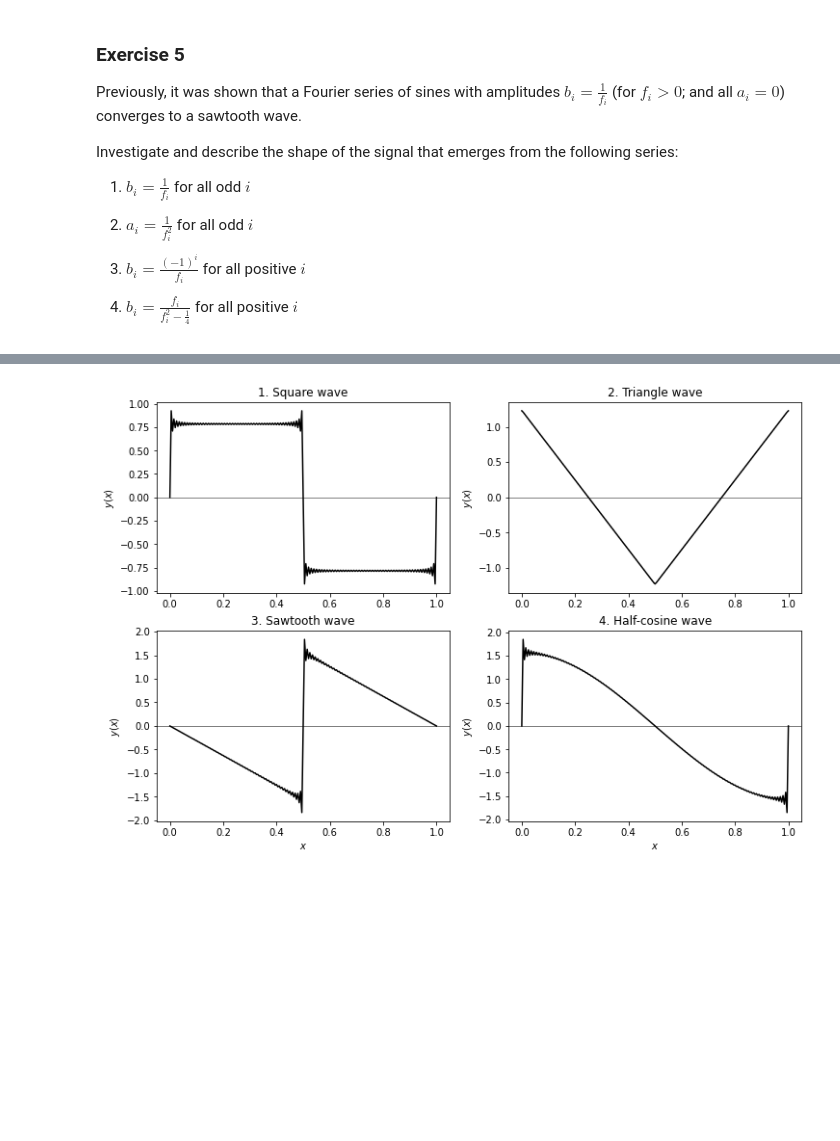
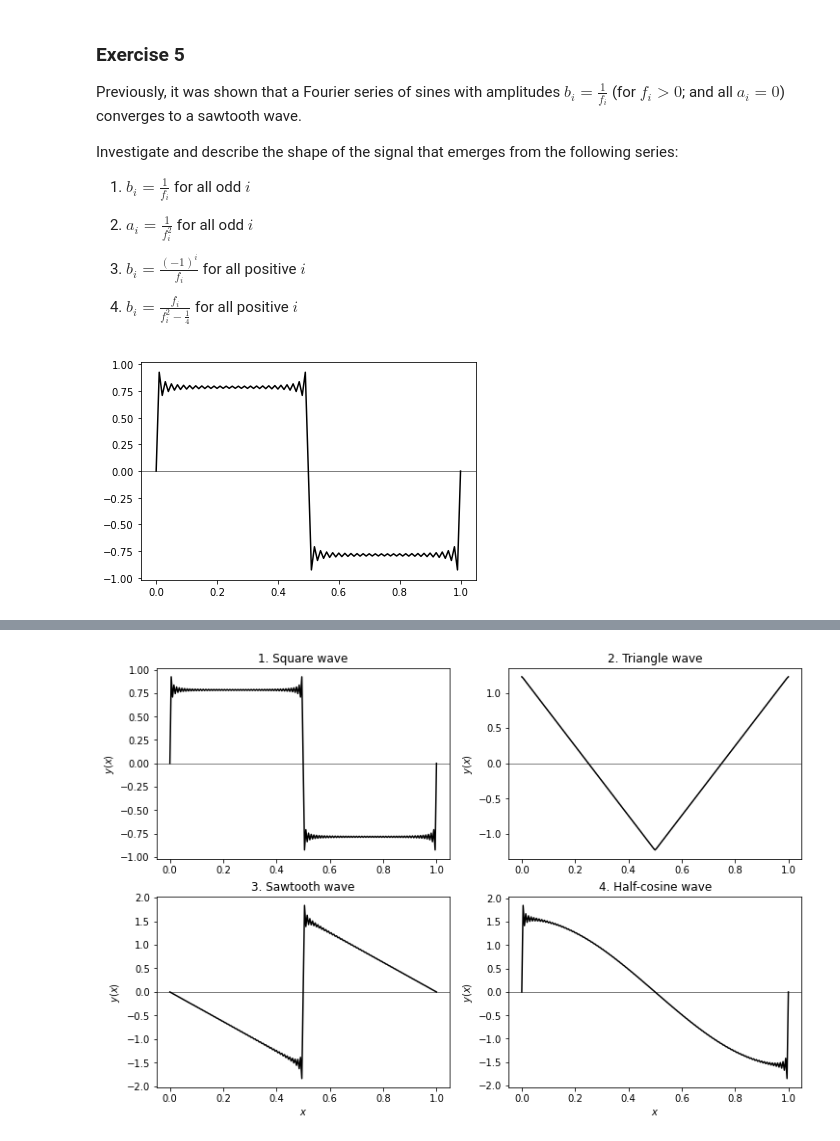
Before and after one commit to ddlatumalea/signal_analysis, a Jupyter notebook: DS1 SignAnal - Lesson 4 (v2021) - D.ipynb, the cells around one changed output, grey strips where cells are left out. Drawn from its saved outputs; the diff is of its cells as text; code cells hidden in the pictures; blank space fills up the shorter version.

```diff
--- a/DS1 SignAnal - Lesson 4 (v2021) - D.ipynb
+++ b/DS1 SignAnal - Lesson 4 (v2021) - D.ipynb
@@ -604,0 +748,8 @@ Investigate and describe the shape of the signal that emerges from the following
+# %%
+x, y = square_wave(1, 101, range(0, 51))
+
+plt.plot(x, y, color='black')
+plt.axhline(0.0, color='black', lw=0.5)
+plt.show()
+# %% [output]
+[figure, added]
```
Also changed, not shown: parts of 34 cells of this notebook, 2 other files.
